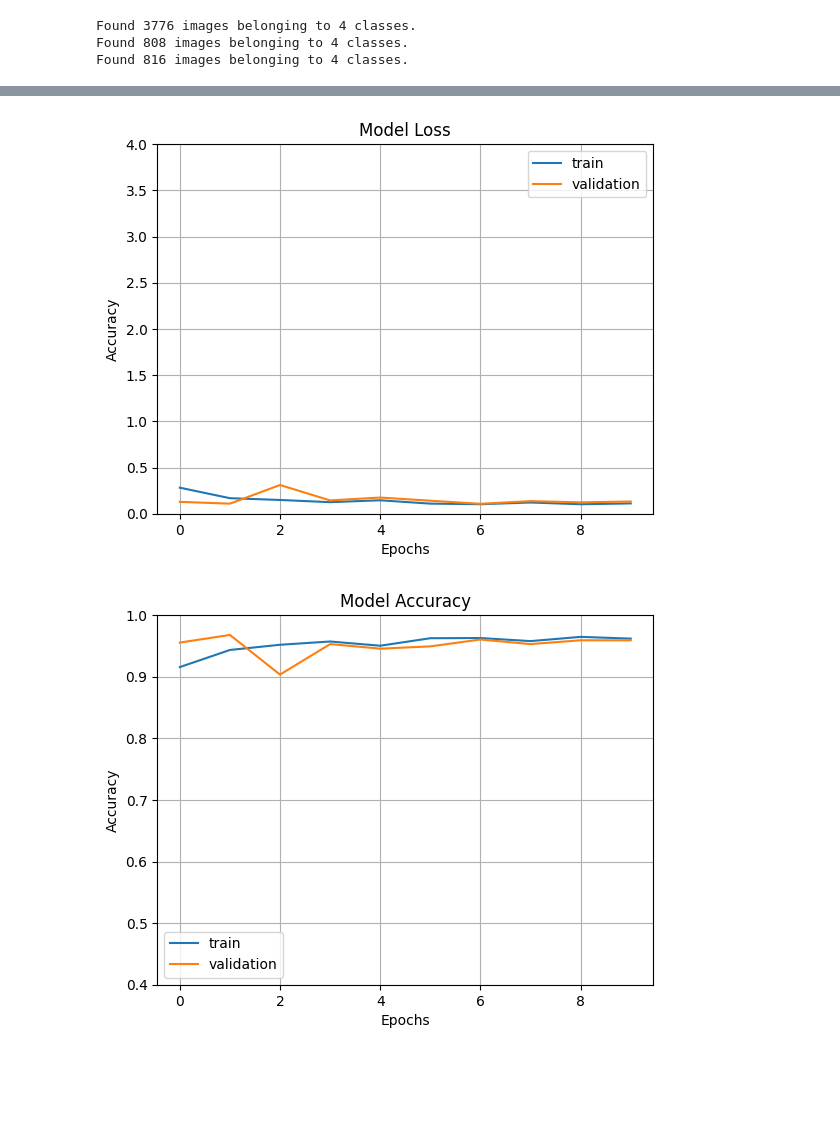
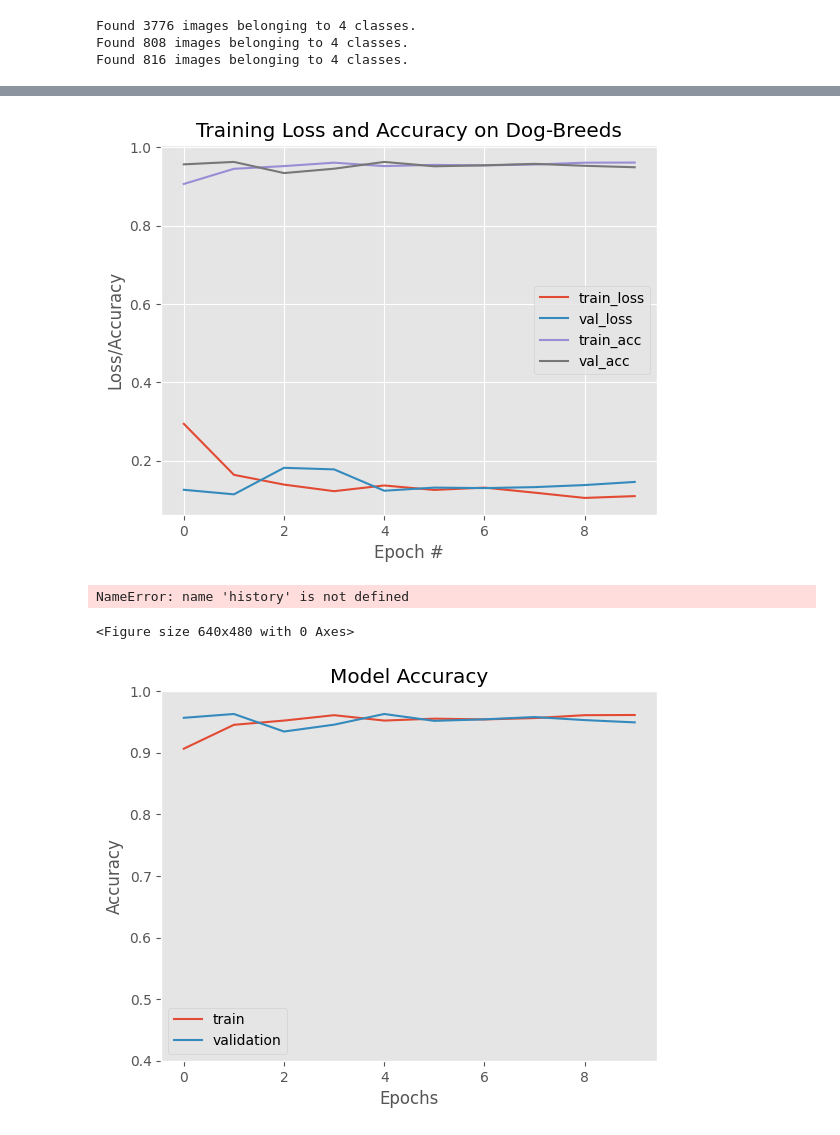
Before and after one commit to Shivp55/ComputerVision, a Jupyter notebook: Imagewoof.ipynb, the cells around one changed output, grey strips where cells are left out. Saved outputs shown, nothing was run; the diff lists cells and outputs as text; code cells hidden in the pictures; blank space fills up the shorter version.

```diff
--- a/Imagewoof.ipynb
+++ b/Imagewoof.ipynb
@@ -325,7 +265,7 @@ Non-trainable params: 21802784 (83.17 MB)
 __________________________________________________________________________________________________
 # %%
 #compile
-model.compile(optimizer='adam', loss='sparse_categorical_crossentropy',metrics=['accuracy'])
+model.compile(optimizer='adam', loss='categorical_crossentropy',metrics=['accuracy'])
 # %%
 history1=model.fit_generator(
     train_generator,
@@ -358,3 +298,17 @@ Epoch 10/10
+# %%
+plt.style.use("ggplot")
+plt.figure()
+plt.plot(history1.history["loss"], label="train_loss")
+plt.plot(history1.history["val_loss"], label="val_loss")
+plt.plot(history1.history["accuracy"], label="train_acc")
+plt.plot( history1.history["val_accuracy"], label="val_acc")
+plt.title("Training Loss and Accuracy on Dog-Breeds")
+plt.xlabel("Epoch #")
+plt.ylabel("Loss/Accuracy")
+plt.legend()
+plt.show()
+# %% [output]
+[figure, added]
 # %%
 #Baseline model performance graph
 Model_Accuracy = plt.gcf()
@@ -368,7 +322,8 @@ plt.xlabel('Epochs')
 plt.legend(['train', 'validation'])
 plt.show()
 # %% [output]
-[figure, removed]
+NameError: name 'history' is not defined
+<Figure size 640x480 with 0 Axes>
 # %%
 #Baseline model performance graph
 Model_Accuracy = plt.gcf()
@@ -382,7 +337,7 @@ plt.xlabel('Epochs')
 plt.legend(['train', 'validation'])
 plt.show()
 # %% [output]
-[figure, old version]
+[figure, new version]
 # %%
 test_generator = test_datagen.flow_from_directory(
  '/content/drive/MyDrive/imagewoof_final_split/test',
```
Also changed, not shown: parts of 12 cells of this notebook.
